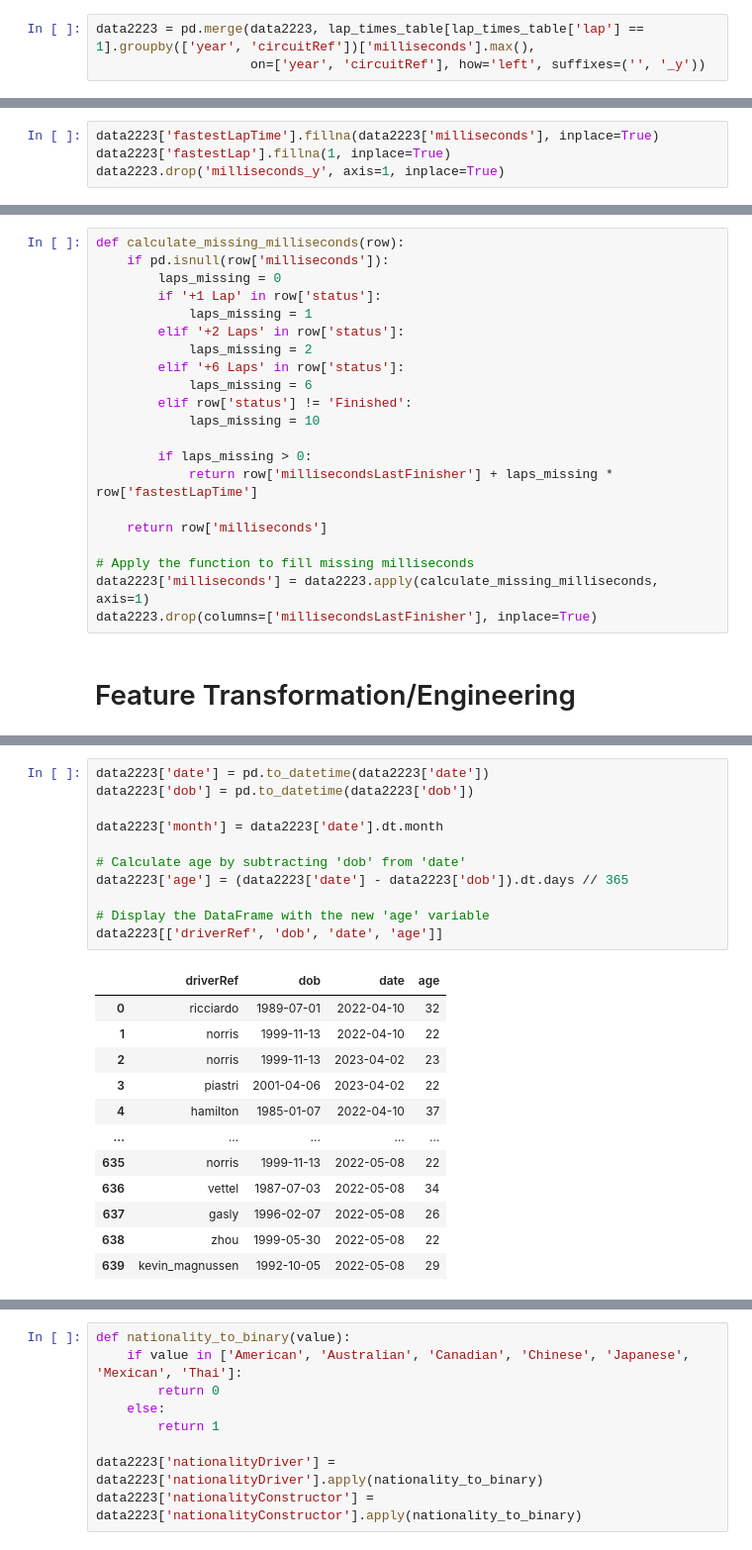
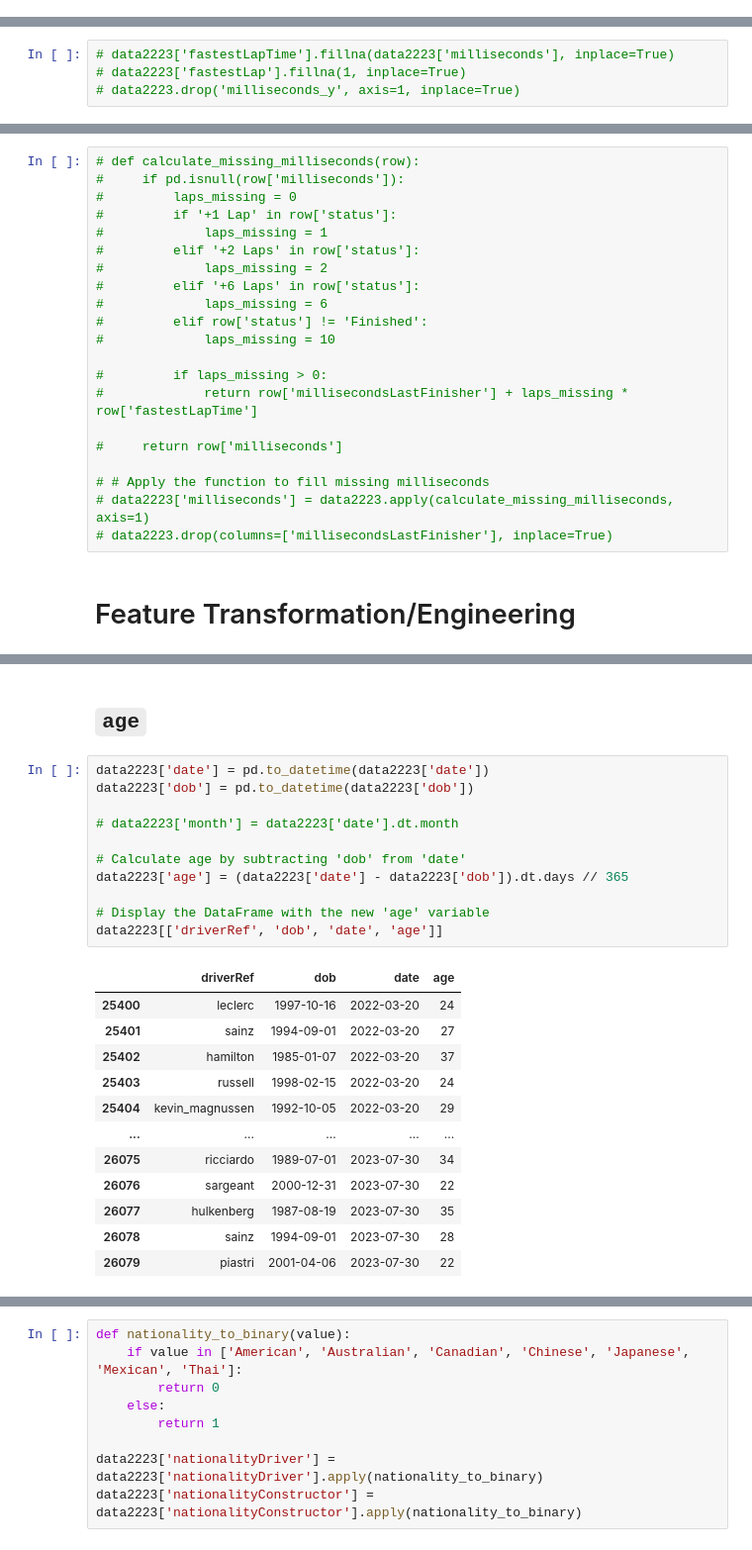
Before and after one commit to ARCadete21/Capstone-Project, a Jupyter notebook: predictive_model.ipynb, the cells around one changed output, grey strips where cells are left out. Shown at 99% size. Saved outputs shown, nothing was run; the diff lists cells and outputs as text.

```diff
--- a/predictive_model.ipynb
+++ b/predictive_model.ipynb
@@ -692,3 +469,0 @@ Name: milliseconds, Length: 506, dtype: int64
-# %%
-data2223 = pd.merge(data2223, lap_times_table[lap_times_table['lap'] == 1].groupby(['year', 'circuitRef'])['milliseconds'].max(),
-                    on=['year', 'circuitRef'], how='left', suffixes=('', '_y'))
@@ -715,6 +470,6 @@ memory usage: 250.0+ KB
 # %%
-data2223['fastestLapTime'].fillna(data2223['milliseconds'], inplace=True)
-data2223['fastestLap'].fillna(1, inplace=True)
-data2223.drop('milliseconds_y', axis=1, inplace=True)
+# data2223['fastestLapTime'].fillna(data2223['milliseconds'], inplace=True)
+# data2223['fastestLap'].fillna(1, inplace=True)
+# data2223.drop('milliseconds_y', axis=1, inplace=True)
 # %% [markdown]
 ## `milliseconds`
@@ -803,23 +486,23 @@ data2223 = pd.merge(
 # %%
-def calculate_missing_milliseconds(row):
-    if pd.isnull(row['milliseconds']):
-        laps_missing = 0
-        if '+1 Lap' in row['status']:
-            laps_missing = 1
-        elif '+2 Laps' in row['status']:
-            laps_missing = 2
-        elif '+6 Laps' in row['status']:
-            laps_missing = 6
-        elif row['status'] != 'Finished':
-            laps_missing = 10
+# def calculate_missing_milliseconds(row):
+#     if pd.isnull(row['milliseconds']):
+#         laps_missing = 0
+#         if '+1 Lap' in row['status']:
+#             laps_missing = 1
+#         elif '+2 Laps' in row['status']:
+#             laps_missing = 2
+#         elif '+6 Laps' in row['status']:
+#             laps_missing = 6
+#         elif row['status'] != 'Finished':
+#             laps_missing = 10
 
-        if laps_missing > 0:
-            return row['millisecondsLastFinisher'] + laps_missing * row['fastestLapTime']
+#         if laps_missing > 0:
+#             return row['millisecondsLastFinisher'] + laps_missing * row['fastestLapTime']
 
-    return row['milliseconds']
+#     return row['milliseconds']
 
-# Apply the function to fill missing milliseconds
-data2223['milliseconds'] = data2223.apply(calculate_missing_milliseconds, axis=1)
-data2223.drop(columns=['millisecondsLastFinisher'], inplace=True)
+# # Apply the function to fill missing milliseconds
+# data2223['milliseconds'] = data2223.apply(calculate_missing_milliseconds, axis=1)
+# data2223.drop(columns=['millisecondsLastFinisher'], inplace=True)
 # %% [markdown]
 # Feature Transformation/Engineering
@@ -830,24 +509,26 @@ Engineering:
+# %% [markdown]
+## `age`
 # %%
 data2223['date'] = pd.to_datetime(data2223['date'])
 data2223['dob'] = pd.to_datetime(data2223['dob'])
 
-data2223['month'] = data2223['date'].dt.month
+# data2223['month'] = data2223['date'].dt.month
 
 # Calculate age by subtracting 'dob' from 'date'
 data2223['age'] = (data2223['date'] - data2223['dob']).dt.days // 365
 
 # Display the DataFrame with the new 'age' variable
 data2223[['driverRef', 'dob', 'date', 'age']]
 # %% [output]
 |  | driverRef | dob | date | age |
-| 0 | ricciardo | 1989-07-01 | 2022-04-10 | 32 |
-| 1 | norris | 1999-11-13 | 2022-04-10 | 22 |
-| 2 | norris | 1999-11-13 | 2023-04-02 | 23 |
-| 3 | piastri | 2001-04-06 | 2023-04-02 | 22 |
-| 4 | hamilton | 1985-01-07 | 2022-04-10 | 37 |
+| 25400 | leclerc | 1997-10-16 | 2022-03-20 | 24 |
+| 25401 | sainz | 1994-09-01 | 2022-03-20 | 27 |
+| 25402 | hamilton | 1985-01-07 | 2022-03-20 | 37 |
+| 25403 | russell | 1998-02-15 | 2022-03-20 | 24 |
+| 25404 | kevin_magnussen | 1992-10-05 | 2022-03-20 | 29 |
 | ... | ... | ... | ... | ... |
-| 635 | norris | 1999-11-13 | 2022-05-08 | 22 |
-| 636 | vettel | 1987-07-03 | 2022-05-08 | 34 |
-| 637 | gasly | 1996-02-07 | 2022-05-08 | 26 |
-| 638 | zhou | 1999-05-30 | 2022-05-08 | 22 |
-| 639 | kevin_magnussen | 1992-10-05 | 2022-05-08 | 29 |
+| 26075 | ricciardo | 1989-07-01 | 2023-07-30 | 34 |
+| 26076 | sargeant | 2000-12-31 | 2023-07-30 | 22 |
+| 26077 | hulkenberg | 1987-08-19 | 2023-07-30 | 35 |
+| 26078 | sainz | 1994-09-01 | 2023-07-30 | 28 |
+| 26079 | piastri | 2001-04-06 | 2023-07-30 | 22 |
```
Also changed, not shown: parts of 117 cells of this notebook.
